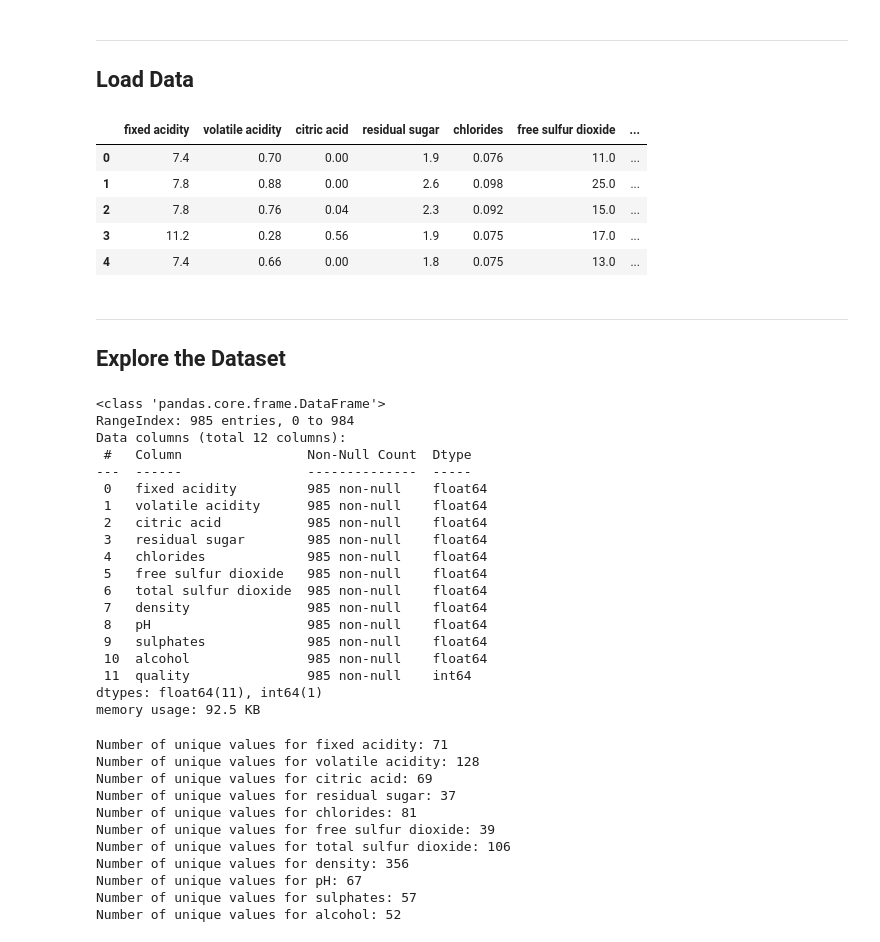
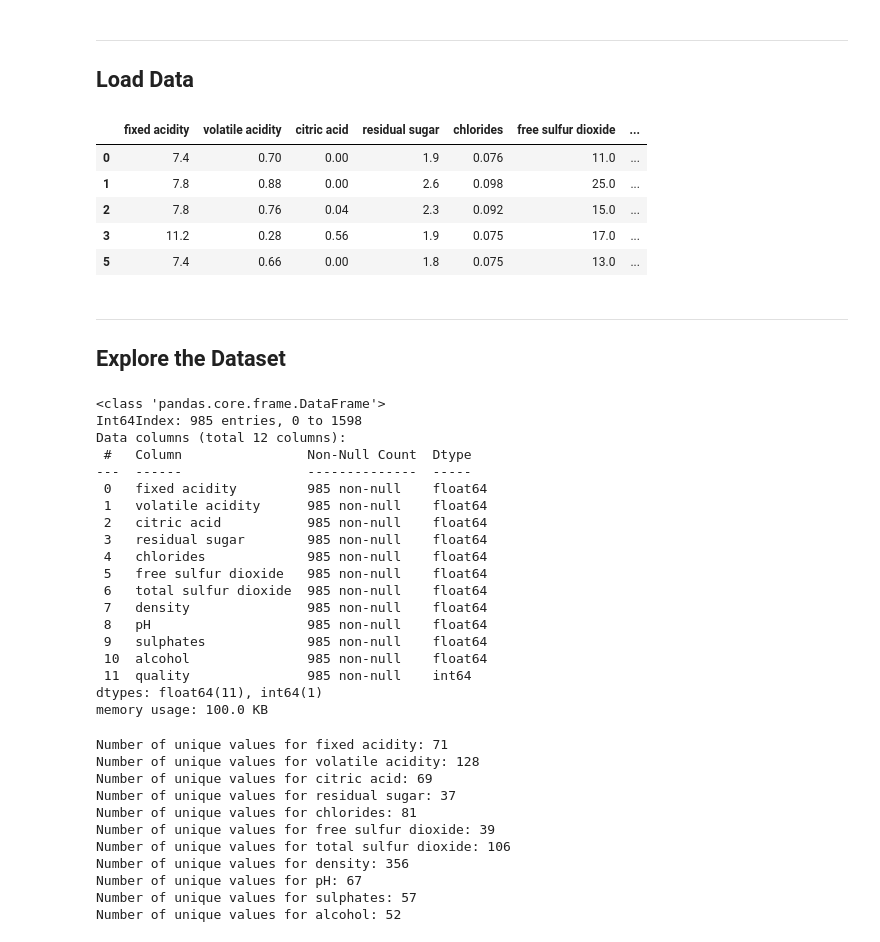
Before and after one commit to danxuZhang/WineQuality, a Jupyter notebook: src/eda.ipynb, the cells around one changed output. Cells and saved outputs as stored; diff of their text form; code cells hidden in the pictures.

```diff
--- a/src/eda.ipynb
+++ b/src/eda.ipynb
@@ -16,16 +16,16 @@ from tabulate import tabulate
 ## Load Data
 # %%
 path = '../data/'
-df = pd.read_csv(path+'refined_wine.csv')
-newdf = pd.read_csv(path+'raw/winequality-red.csv', sep = ";")
+df = pd.read_csv(path+'reclassified_wine.csv')
+rawDF = pd.read_csv(path+'refined_wine.csv')
 df.head()
 # %% [output]
 |  | fixed acidity | volatile acidity | citric acid | residual sugar | chlorides | free sulfur dioxide | ... |
 | 0 | 7.4 | 0.70 | 0.00 | 1.9 | 0.076 | 11.0 | ... |
 | 1 | 7.8 | 0.88 | 0.00 | 2.6 | 0.098 | 25.0 | ... |
 | 2 | 7.8 | 0.76 | 0.04 | 2.3 | 0.092 | 15.0 | ... |
 | 3 | 11.2 | 0.28 | 0.56 | 1.9 | 0.075 | 17.0 | ... |
-| 4 | 7.4 | 0.66 | 0.00 | 1.8 | 0.075 | 13.0 | ... |
+| 5 | 7.4 | 0.66 | 0.00 | 1.8 | 0.075 | 13.0 | ... |
 # %%
 # store variable names in a list for easier iteration
 variables = ['fixed acidity', 'volatile acidity', 'citric acid', 'residual sugar', 'chlorides', 'free sulfur dioxide', 'total sulfur dioxide',	'density', 'pH', 'sulphates', 'alcohol']
@@ -36,7 +36,7 @@ variables = ['fixed acidity', 'volatile acidity', 'citric acid', 'residual sugar
 df.info()
 # %% [output]
 <class 'pandas.core.frame.DataFrame'>
-RangeIndex: 985 entries, 0 to 984
+Int64Index: 985 entries, 0 to 1598
 Data columns (total 12 columns):
  #   Column                Non-Null Count  Dtype
 ---  ------                --------------  -----
@@ -53,7 +53,7 @@ Data columns (total 12 columns):
  10  alcohol               985 non-null    float64
  11  quality               985 non-null    int64
 dtypes: float64(11), int64(1)
-memory usage: 92.5 KB
+memory usage: 100.0 KB
 # %%
 for var in variables:
     print(f"Number of unique values for {var}: {len(df[var].unique())}")
```
Also changed, not shown: parts of 13 cells of this notebook.
